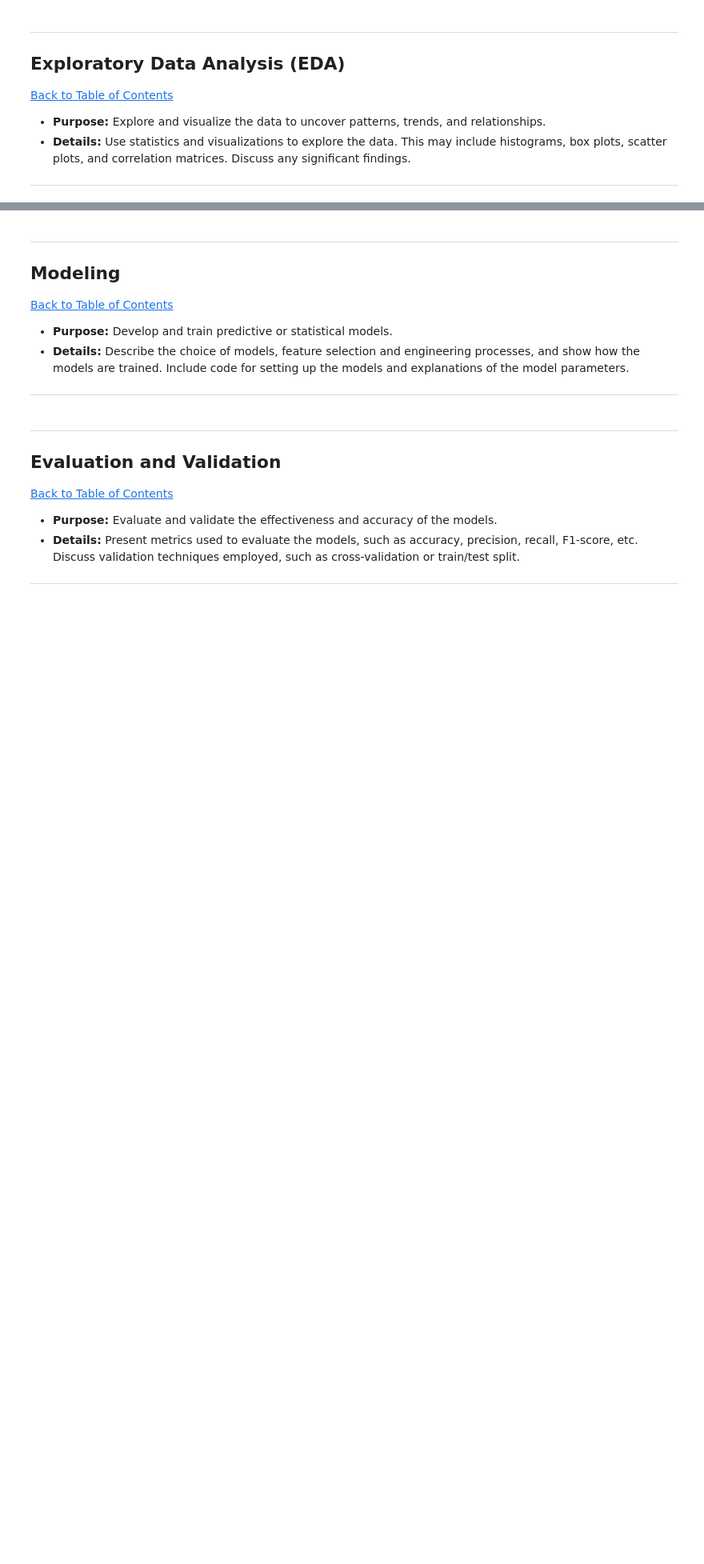
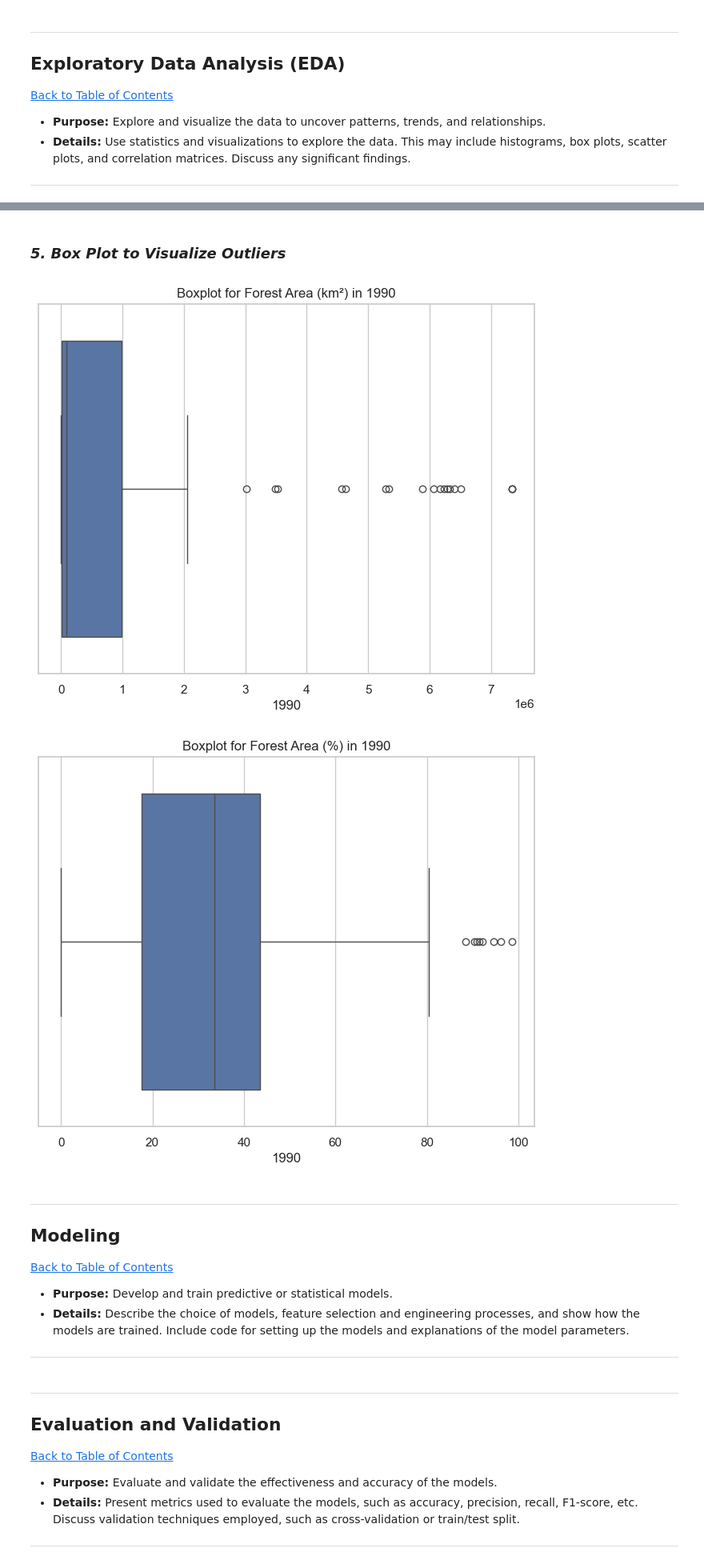
Before and after one commit to Khupukani/Global_Deforestation, a Jupyter notebook: QCTO---Workplace-Module-Notebook-Template-4571.ipynb, the cells around one changed output, grey strips where cells are left out. Shown at 80% size. Drawn from its saved outputs; the diff is of its cells as text; code cells hidden in the pictures; blank space fills up the shorter version.

```diff
--- a/QCTO---Workplace-Module-Notebook-Template-4571.ipynb
+++ b/QCTO---Workplace-Module-Notebook-Template-4571.ipynb
@@ -215,3 +308,20 @@ Country_Code     0
+# %% [markdown]
+### *5. Box Plot to Visualize Outliers*
+# %%
+# Boxplot for forest area in 1990
+plt.figure(figsize=(8, 6))
+sns.boxplot(x=forest_area_km['1990'])
+plt.title("Boxplot for Forest Area (km²) in 1990")
+plt.show()
+
+# Boxplot for forest area percentage in 1990
+plt.figure(figsize=(8, 6))
+sns.boxplot(x=forest_area_percent['1990'])
+plt.title("Boxplot for Forest Area (%) in 1990")
+plt.show()
+# %% [output]
+[figure, added]
+[figure, added]
 # %% [markdown]
 ---
 <a href=#six></a>
```
Also changed, not shown: parts of 8 cells of this notebook.
